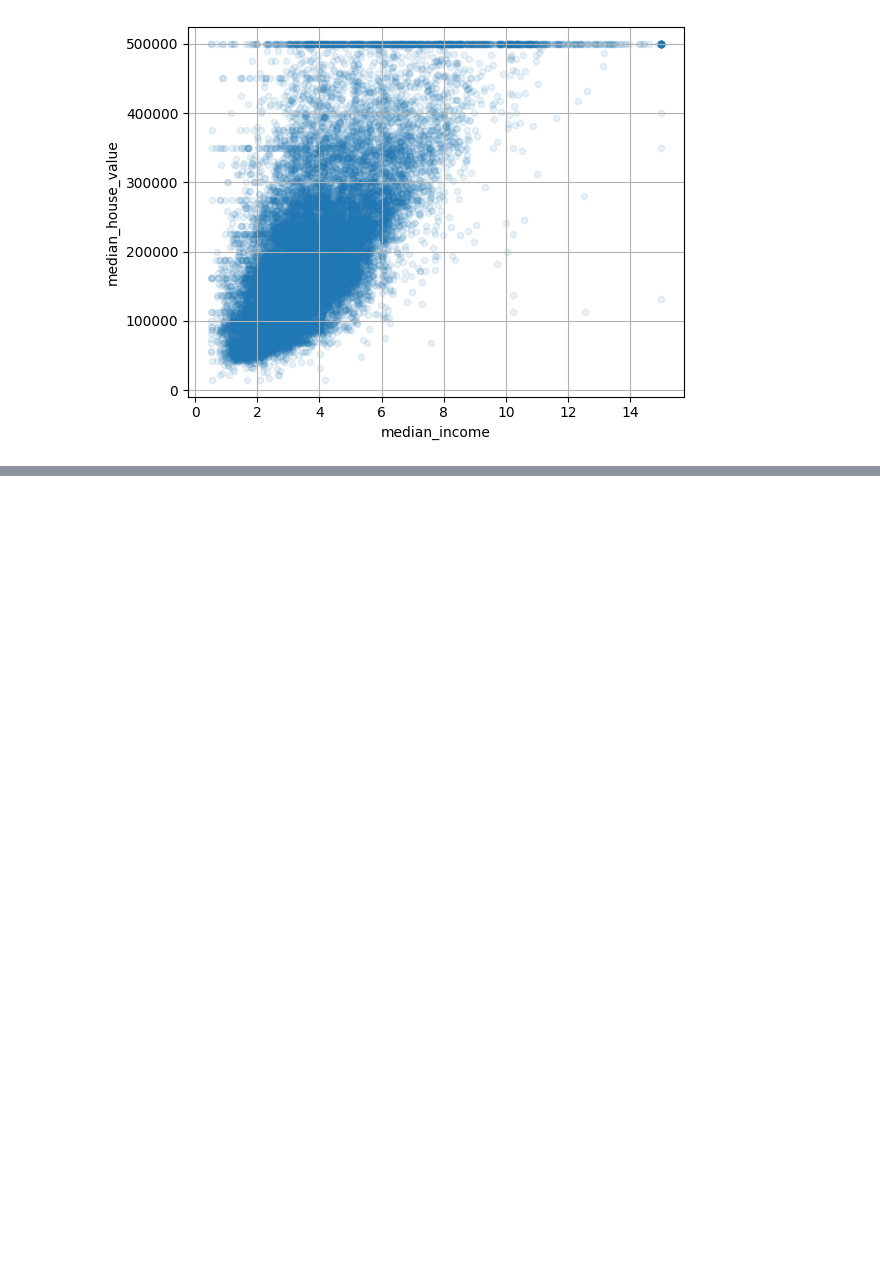
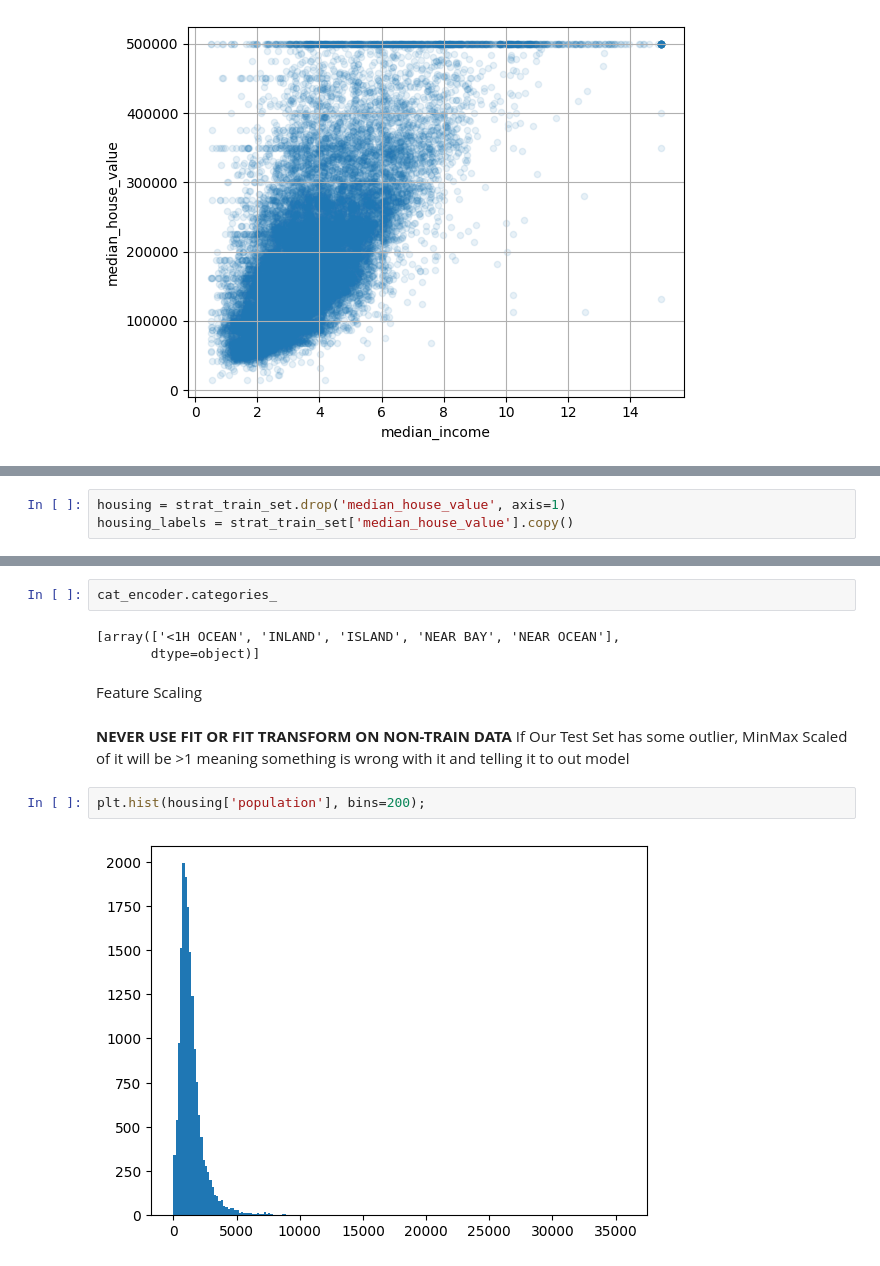
Before and after one commit to Venchislav/AI-Journey-Zero-to-Hero, a Jupyter notebook: HandsOnML/Realistic_Real_Estate_Project.ipynb, the cells around one changed output, grey strips where cells are left out. Saved outputs shown, nothing was run; the diff lists cells and outputs as text; blank space fills up the shorter version.

```diff
--- a/HandsOnML/Realistic_Real_Estate_Project.ipynb
+++ b/HandsOnML/Realistic_Real_Estate_Project.ipynb
@@ -173,0 +205,3 @@ housing.plot(kind='scatter', x='median_income', y='median_house_value',
+# %%
+housing = strat_train_set.drop('median_house_value', axis=1)
+housing_labels = strat_train_set['median_house_value'].copy()
@@ -173,0 +301,14 @@ housing.plot(kind='scatter', x='median_income', y='median_house_value',
+# %%
+cat_encoder.categories_
+# %% [output]
+[array(['<1H OCEAN', 'INLAND', 'ISLAND', 'NEAR BAY', 'NEAR OCEAN'],
+       dtype=object)]
+# %% [markdown]
+Feature Scaling
+# %% [markdown]
+**NEVER USE FIT OR FIT TRANSFORM ON NON-TRAIN DATA**
+If Our Test Set has some outlier, MinMax Scaled of it will be >1 meaning something is wrong with it and telling it to out model
+# %%
+plt.hist(housing['population'], bins=200);
+# %% [output]
+[figure, added]
```
Also changed, not shown: parts of 26 cells of this notebook.
